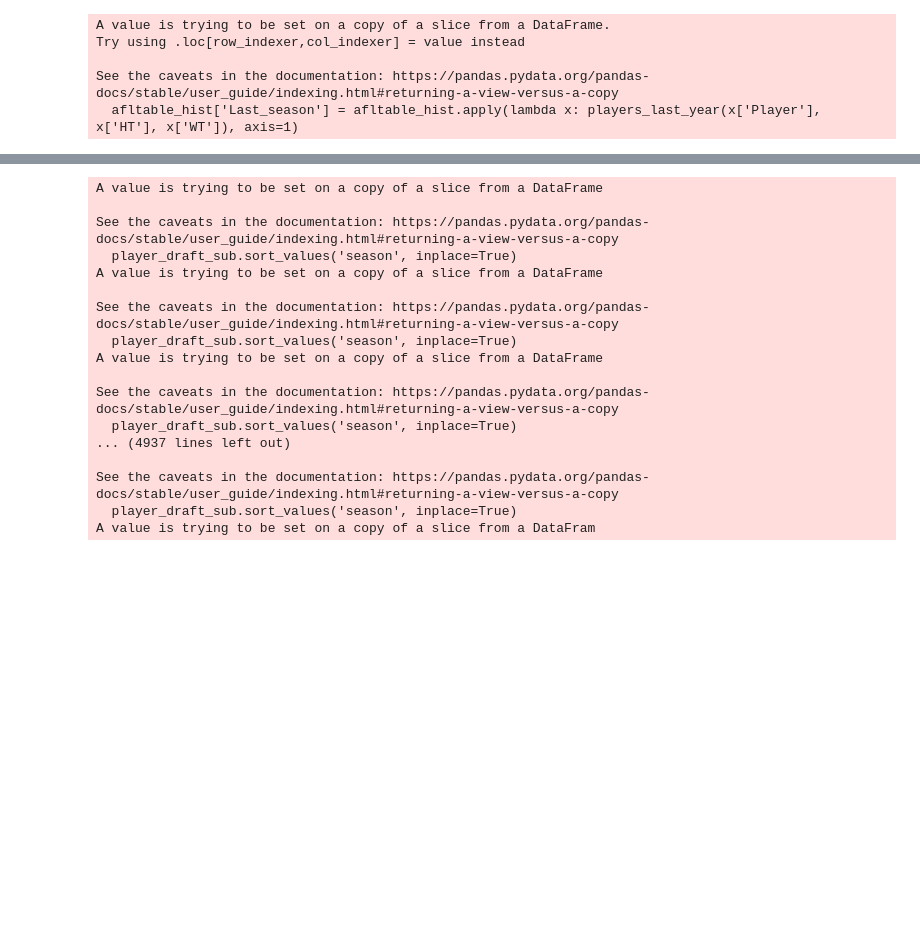
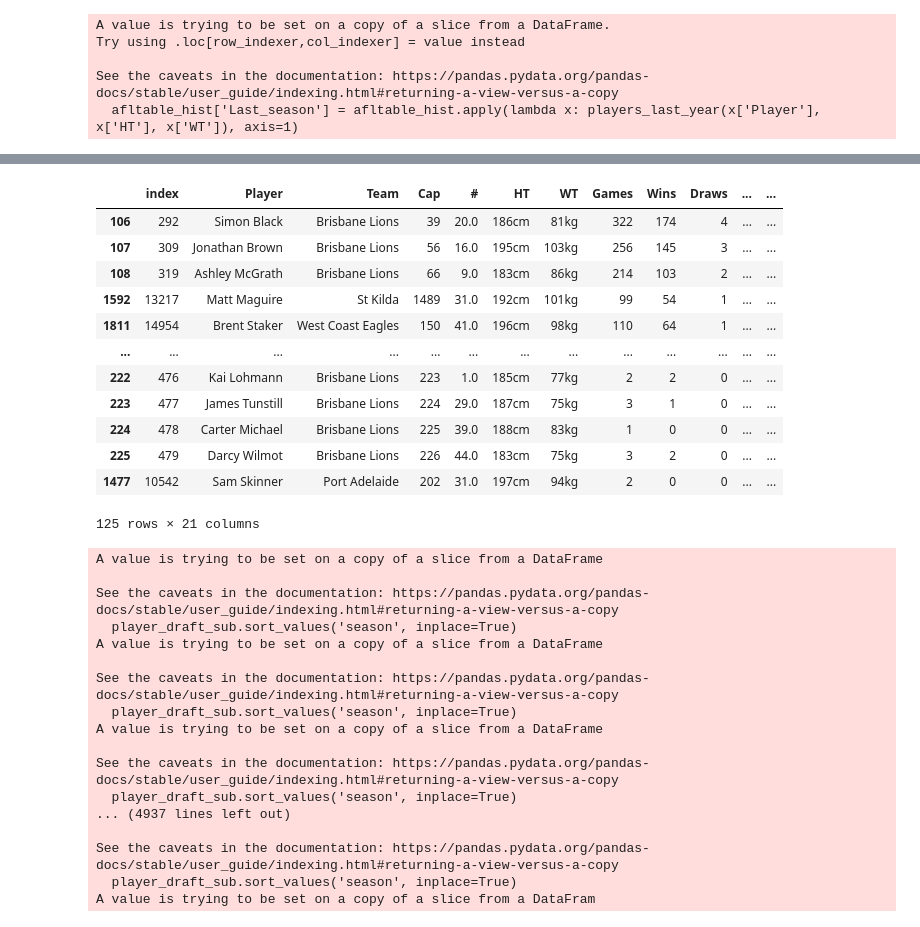
Before and after one commit to JamesB112/AFL-Research-Repository, a Jupyter notebook: notebooks/Pre_Processing.ipynb, the cells around one changed output, grey strips where cells are left out. Saved outputs shown, nothing was run; the diff lists cells and outputs as text; code cells hidden in the pictures; blank space fills up the shorter version.

```diff
--- a/notebooks/Pre_Processing.ipynb
+++ b/notebooks/Pre_Processing.ipynb
@@ -156,3 +157,19 @@ afltable_agg
+# %%
+afltable_hist[afltable_hist['Key_club'] == 'Brisbane Lions']
+# %% [output]
+|  | index | Player | Team | Cap | # | HT | WT | Games | Wins | Draws | ... | ... |
+| 106 | 292 | Simon Black | Brisbane Lions | 39 | 20.0 | 186cm | 81kg | 322 | 174 | 4 | ... | ... |
+| 107 | 309 | Jonathan Brown | Brisbane Lions | 56 | 16.0 | 195cm | 103kg | 256 | 145 | 3 | ... | ... |
+| 108 | 319 | Ashley McGrath | Brisbane Lions | 66 | 9.0 | 183cm | 86kg | 214 | 103 | 2 | ... | ... |
+| 1592 | 13217 | Matt Maguire | St Kilda | 1489 | 31.0 | 192cm | 101kg | 99 | 54 | 1 | ... | ... |
+| 1811 | 14954 | Brent Staker | West Coast Eagles | 150 | 41.0 | 196cm | 98kg | 110 | 64 | 1 | ... | ... |
+| ... | ... | ... | ... | ... | ... | ... | ... | ... | ... | ... | ... | ... |
+| 222 | 476 | Kai Lohmann | Brisbane Lions | 223 | 1.0 | 185cm | 77kg | 2 | 2 | 0 | ... | ... |
+| 223 | 477 | James Tunstill | Brisbane Lions | 224 | 29.0 | 187cm | 75kg | 3 | 1 | 0 | ... | ... |
+| 224 | 478 | Carter Michael | Brisbane Lions | 225 | 39.0 | 188cm | 83kg | 1 | 0 | 0 | ... | ... |
+| 225 | 479 | Darcy Wilmot | Brisbane Lions | 226 | 44.0 | 183cm | 75kg | 3 | 2 | 0 | ... | ... |
+| 1477 | 10542 | Sam Skinner | Port Adelaide | 202 | 31.0 | 197cm | 94kg | 2 | 0 | 0 | ... | ... |
+125 rows × 21 columns
 # %%
 # Before anything, we need to join the afltable_hist and draft_data to get all the attributes we desire
 # get common name attribute
```
Also changed, not shown: parts of 8 cells of this notebook, 4 other files.
